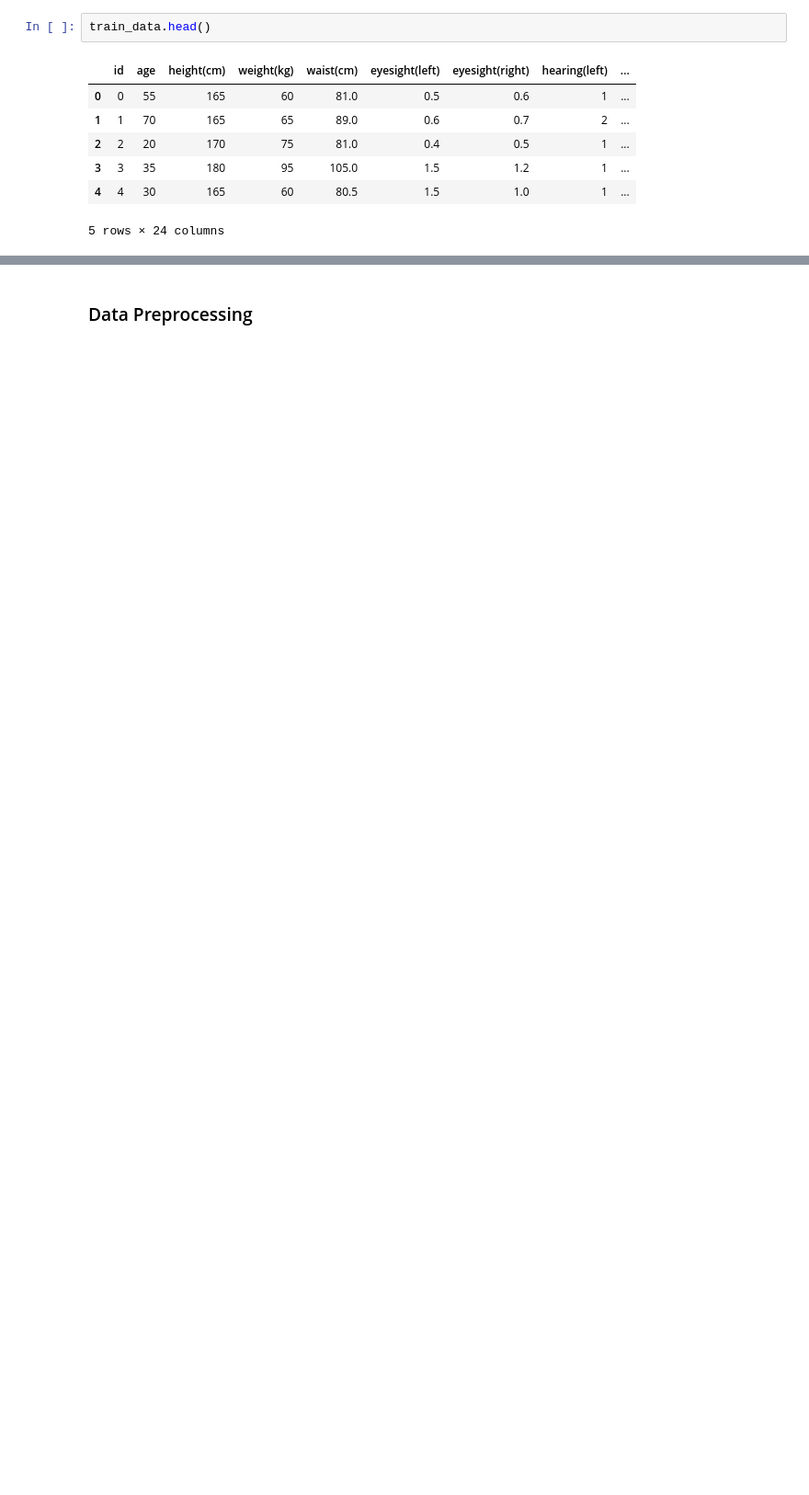
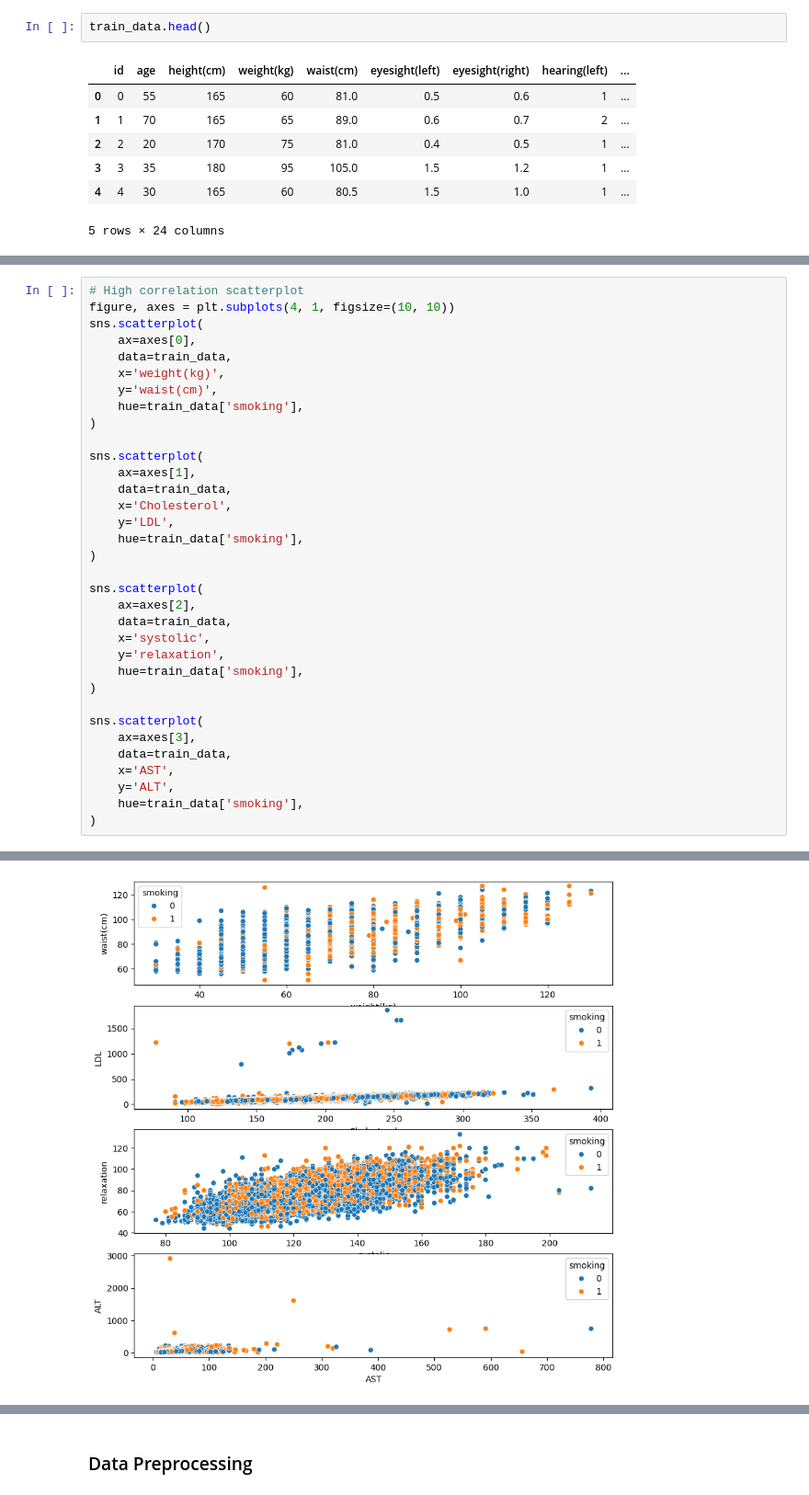
Before and after one commit to T2LIPthedeveloper/ML-and-AI-Projects, a Jupyter notebook: Binary-Prediction-Smoker-Bio-Signals/smoker_bio_pred_v1.ipynb, the cells around one changed output, grey strips where cells are left out. Shown at 92% size. Saved outputs shown, nothing was run; the diff lists cells and outputs as text; blank space fills up the shorter version.

```diff
--- a/Binary-Prediction-Smoker-Bio-Signals/smoker_bio_pred_v1.ipynb
+++ b/Binary-Prediction-Smoker-Bio-Signals/smoker_bio_pred_v1.ipynb
@@ -41,0 +86,35 @@ train_data.head()
+# %%
+# High correlation scatterplot
+figure, axes = plt.subplots(4, 1, figsize=(10, 10))
+sns.scatterplot(
+    ax=axes[0],
+    data=train_data,
+    x='weight(kg)',
+    y='waist(cm)',
+    hue=train_data['smoking'],
+)
+
+sns.scatterplot(
+    ax=axes[1],
+    data=train_data,
+    x='Cholesterol',
+    y='LDL',
+    hue=train_data['smoking'],
+)
+
+sns.scatterplot(
+    ax=axes[2],
+    data=train_data,
+    x='systolic',
+    y='relaxation',
+    hue=train_data['smoking'],
+)
+
+sns.scatterplot(
+    ax=axes[3],
+    data=train_data,
+    x='AST',
+    y='ALT',
+    hue=train_data['smoking'],
+)
+# %% [output]
@@ -41,0 +122 @@ train_data.head()
+[figure, added]
```
Also changed, not shown: parts of 25 cells of this notebook, 3 other files.
